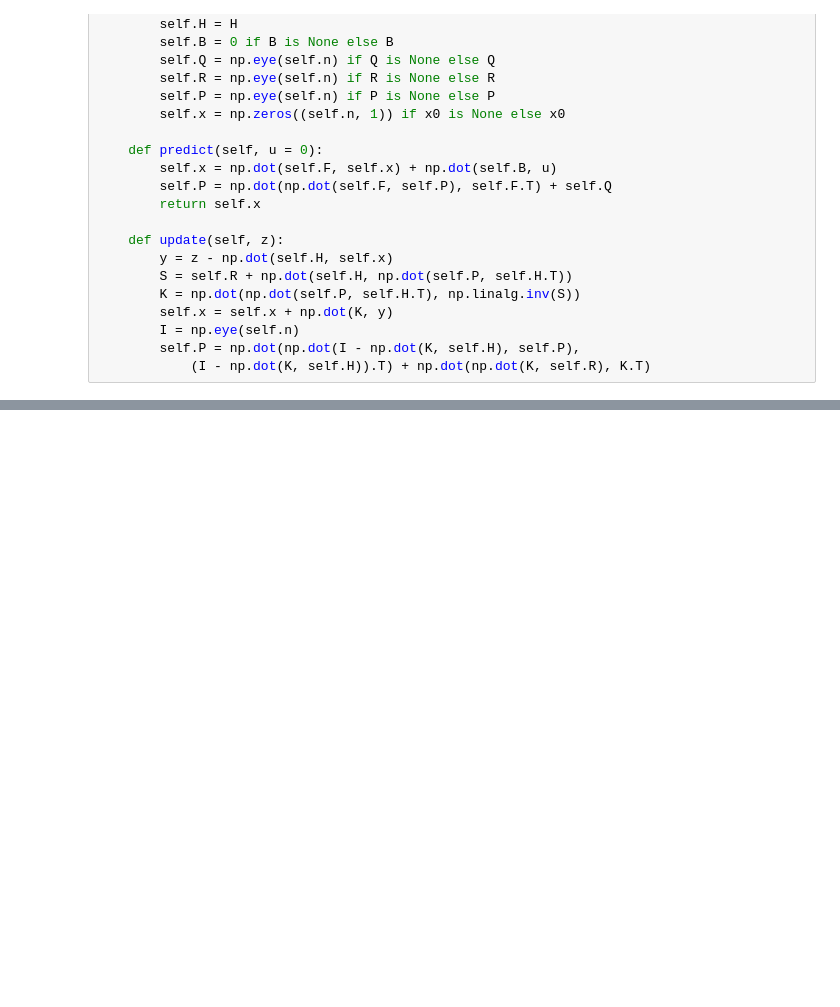
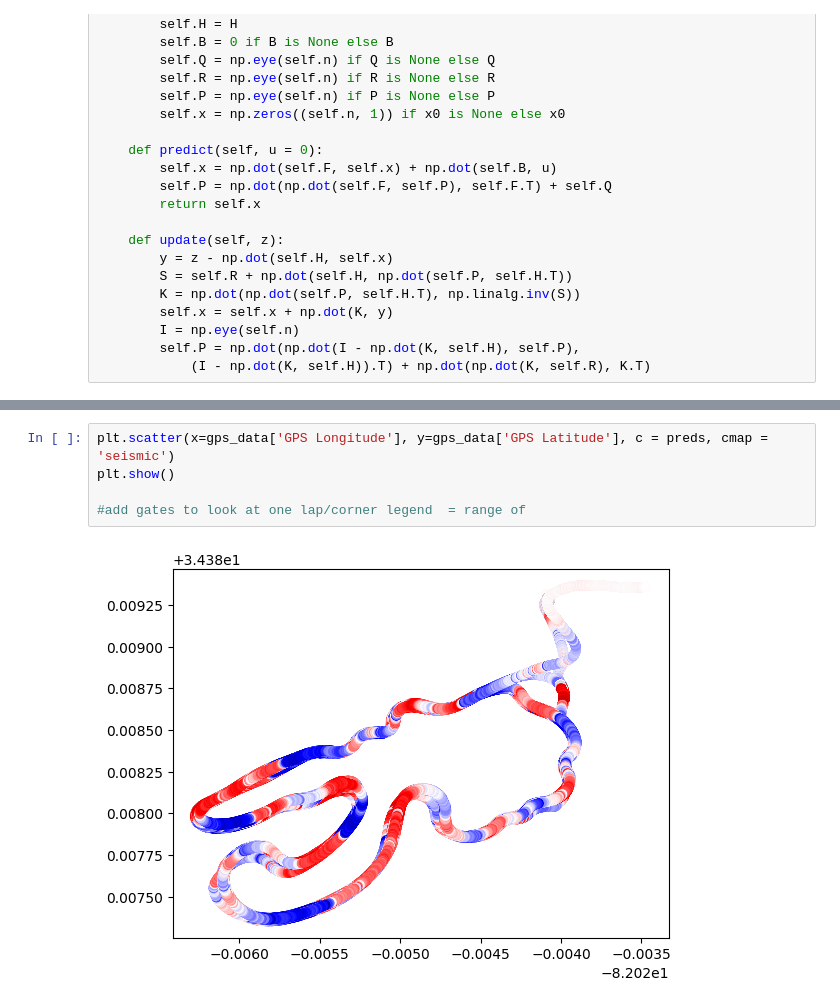
Before and after one commit to nkorrapa/wft_filtering, a Jupyter notebook: imu_filter.ipynb, the cells around one changed output, grey strips where cells are left out. Drawn from its saved outputs; the diff is of its cells as text; blank space fills up the shorter version.

```diff
--- a/imu_filter.ipynb
+++ b/imu_filter.ipynb
@@ -70,0 +76,7 @@ test(acc_x_100)
+# %%
+plt.scatter(x=gps_data['GPS Longitude'], y=gps_data['GPS Latitude'], c = preds, cmap = 'seismic')
+plt.show()
+
+#add gates to look at one lap/corner legend  = range of
+# %% [output]
+[figure, added]
```
Also changed, not shown: parts of 7 cells of this notebook, 1 other file.
